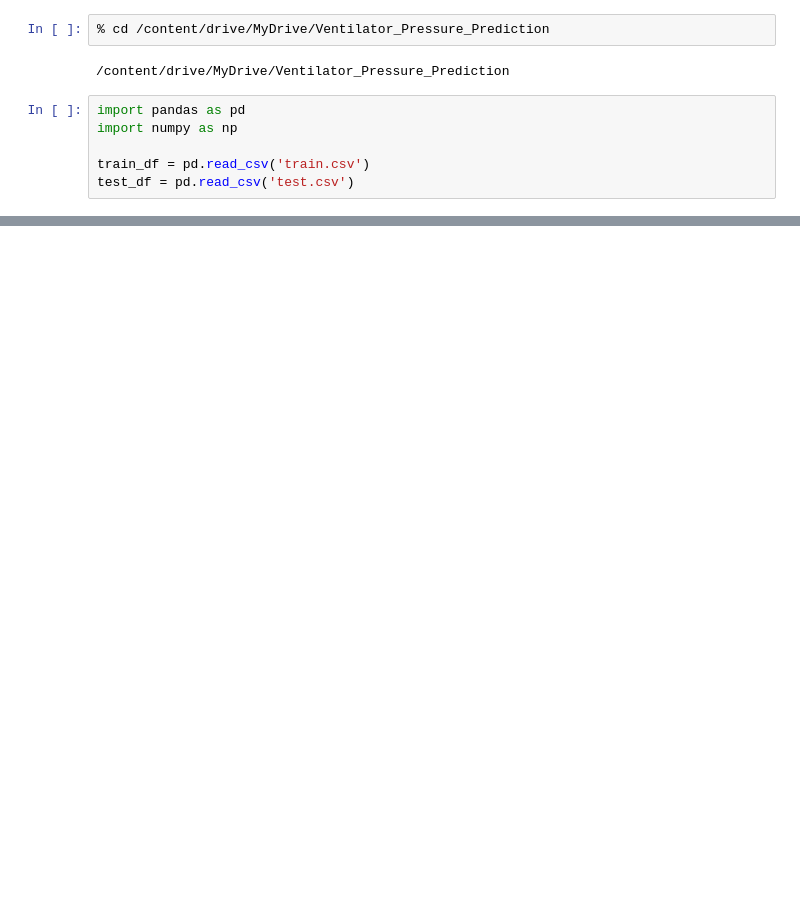
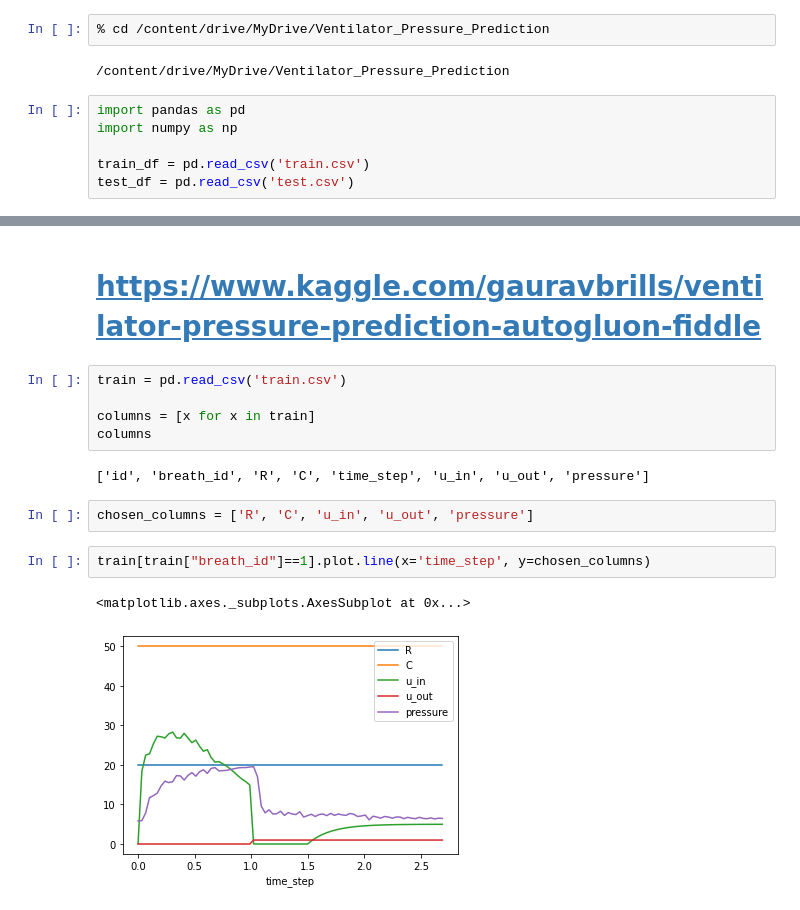
Before and after one commit to K-107/Ventilator_Pressure_Prediction, a Jupyter notebook: test_1.ipynb, the cells around one changed output, grey strips where cells are left out. Drawn from its saved outputs; the diff is of its cells as text; blank space fills up the shorter version.

```diff
--- a/test_1.ipynb
+++ b/test_1.ipynb
@@ -166,0 +181,16 @@ xte=StandardScaler().fit_transform(test_df.drop(['R','C','id'],axis=1))
+# %% [markdown]
+# https://www.kaggle.com/gauravbrills/ventilator-pressure-prediction-autogluon-fiddle
+# %%
+train = pd.read_csv('train.csv')
+
+columns = [x for x in train]
+columns
+# %% [output]
+['id', 'breath_id', 'R', 'C', 'time_step', 'u_in', 'u_out', 'pressure']
+# %%
+chosen_columns = ['R', 'C', 'u_in', 'u_out', 'pressure']
+# %%
+train[train["breath_id"]==1].plot.line(x='time_step', y=chosen_columns)
+# %% [output]
+<matplotlib.axes._subplots.AxesSubplot at 0x...>
+[figure, added]
```
Also changed, not shown: parts of 62 cells of this notebook.
